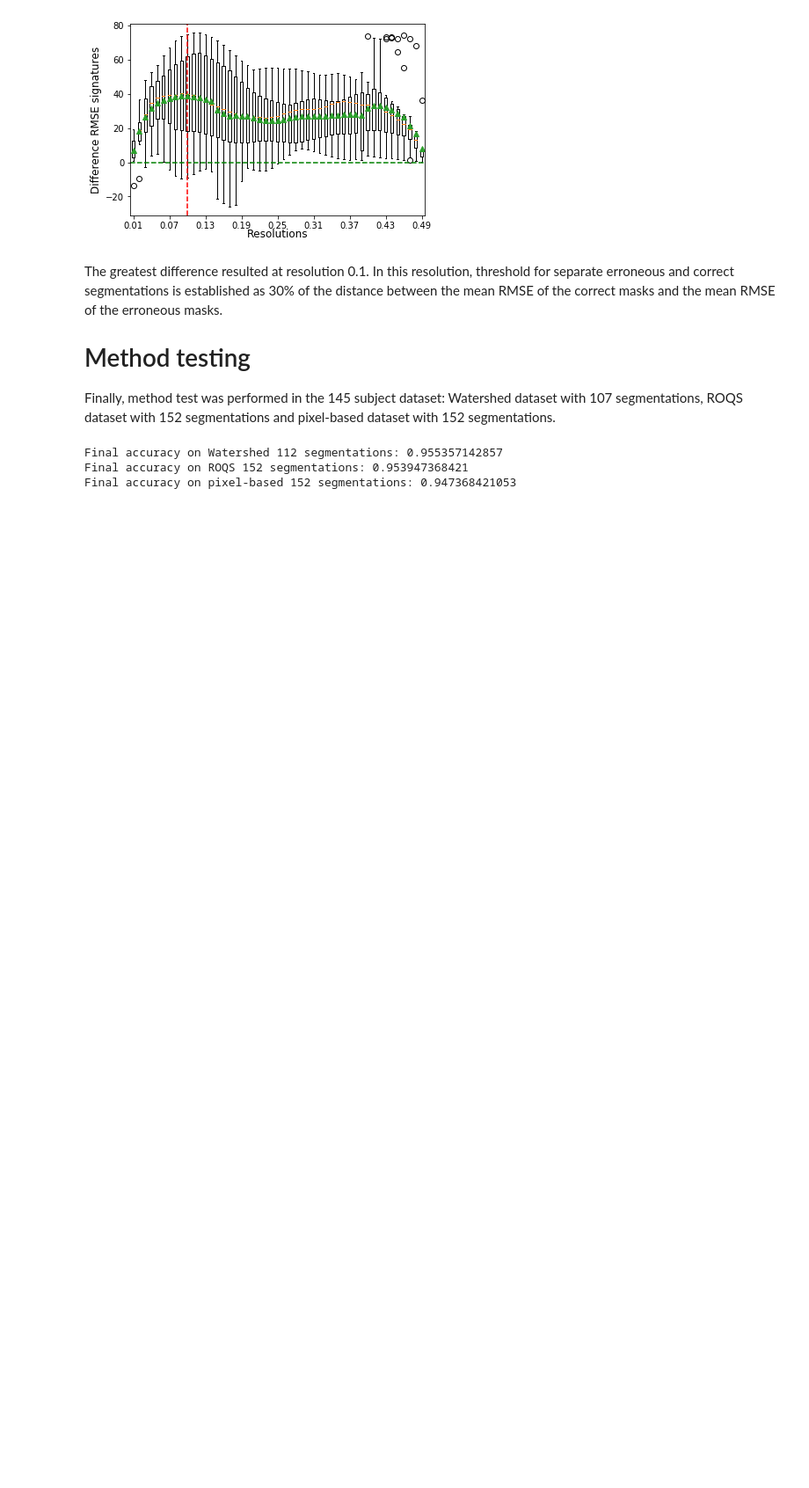
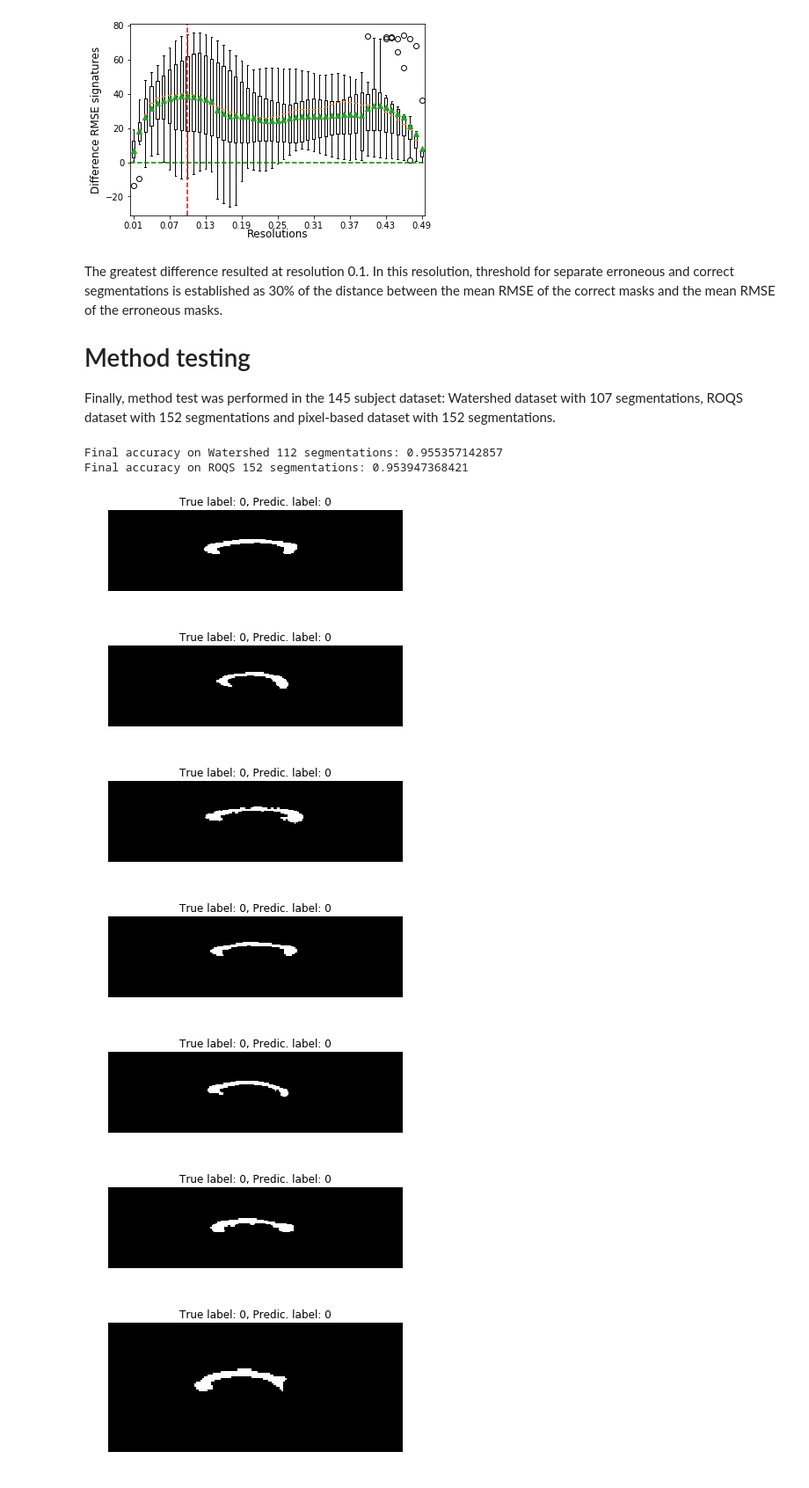
Before and after one commit to wilomaku/IA369Z, a Jupyter notebook: deliver/010617-WJGH-art_struc.ipynb, the cells around one changed output. Shown at 88% size. Drawn from its saved outputs; the diff is of its cells as text; code cells hidden in the pictures; blank space fills up the shorter version.

```diff
--- a/deliver/010617-WJGH-art_struc.ipynb
+++ b/deliver/010617-WJGH-art_struc.ipynb
@@ -192,11 +196,11 @@ refer_wat_e = np.empty((n_list,resols.shape[0],points)) #Initializing error sign
 
 for mask in xrange(n_list):
     #Loading correct mask
-    mask_pn = np.load('dataset/Seg_Watershed/mask_wate_{}.npy'.format(list_normal_mask[mask]))
+    mask_pn = np.load('../dataset/Seg_Watershed/mask_wate_{}.npy'.format(list_normal_mask[mask]))
     refer_temp_n = sign_extract(mask_pn, resols) #Function for shape signature extraction
     refer_wat_n[mask] = sign_fit(refer_wat_mean[0], refer_temp_n) #Function for signature fitting
     #Loading erroneous mask
-    mask_pe = np.load('dataset/Seg_Watershed/mask_wate_{}.npy'.format(list_error_mask[mask]))
+    mask_pe = np.load('../dataset/Seg_Watershed/mask_wate_{}.npy'.format(list_error_mask[mask]))
     refer_temp_e = sign_extract(mask_pe, resols) #Function for shape signature extraction
     refer_wat_e[mask] = sign_fit(refer_wat_mean[0], refer_temp_e) #Function for signature fitting
 
@@ -288,7 +292,7 @@ n_resols = [fit_res, opt_res] #Resolutions for fitting and comparison
 
 #### Teste dataset (Watershed)
 #Loading labels
-seg_label = genfromtxt('dataset/Seg_Watershed/watershed_label.csv', delimiter=',').astype('uint8')
+seg_label = genfromtxt('../dataset/Seg_Watershed/watershed_label.csv', delimiter=',').astype('uint8')
 
 all_seg = np.hstack((seg_label[seg_label[:,1] == 0, 0][30:],
                      seg_label[seg_label[:,1] == 1, 0][10:])) #Extracting erroneous and correct names
@@ -302,7 +306,7 @@ refer_wat_mean_opt = np.vstack((refer_wat_mean[0],refer_wat_mean[in_max_res])) #
 refer_seg = np.empty((all_seg.shape[0],len(n_resols),points)) #Initializing correct signature vector
 in_mask = 0
 for mask in all_seg:
-    mask_ = np.load('dataset/Seg_Watershed/mask_wate_{}.npy'.format(mask))
+    mask_ = np.load('../dataset/Seg_Watershed/mask_wate_{}.npy'.format(mask))
     refer_temp = sign_extract(mask_, n_resols) #Function for shape signature extraction
     refer_seg[in_mask] = sign_fit(refer_wat_mean_opt[0], refer_temp) #Function for signature fitting
 
@@ -325,7 +329,7 @@ print "Final accuracy on Watershed {} segmentations: {}".format(len(comp_seg),
 
 #### Teste dataset (ROQS)
 
-seg_label = genfromtxt('dataset/Seg_ROQS/roqs_label.csv', delimiter=',').astype('uint8') #Loading labels
+seg_label = genfromtxt('../dataset/Seg_ROQS/roqs_label.csv', delimiter=',').astype('uint8') #Loading labels
 
 all_seg = np.hstack((seg_label[seg_label[:,1] == 0, 0],
                      seg_label[seg_label[:,1] == 1, 0])) #Extracting erroneous and correct names
@@ -339,7 +343,7 @@ refer_wat_mean_opt = np.vstack((refer_wat_mean[0],refer_wat_mean[in_max_res])) #
 refer_seg = np.empty((all_seg.shape[0],len(n_resols),points)) #Initializing correct signature vector
 in_mask = 0
 for mask in all_seg:
-    mask_ = np.load('dataset/Seg_ROQS/mask_roqs_{}.npy'.format(mask))
+    mask_ = np.load('../dataset/Seg_ROQS/mask_roqs_{}.npy'.format(mask))
     refer_temp = sign_extract(mask_, n_resols) #Function for shape signature extraction
     refer_seg[in_mask] = sign_fit(refer_wat_mean_opt[0], refer_temp) #Function for signature fitting
 
@@ -362,41 +366,47 @@ print "Final accuracy on ROQS {} segmentations: {}".format(len(comp_seg),
 
 #### Teste dataset (Pixel-based)
 
-seg_label = genfromtxt('dataset/Seg_pixel/pixel_label.csv', delimiter=',').astype('uint8') #Loading labels
+seg_label = genfromtxt('../dataset/Seg_pixel/pixel_label.csv', delimiter=',').astype('uint8') #Loading labels
 
 all_seg = np.hstack((seg_label[seg_label[:,1] == 0, 0],
                      seg_label[seg_label[:,1] == 1, 0])) #Extracting erroneous and correct names
 
 lab_seg = np.hstack((seg_label[seg_label[:,1] == 0, 1],
                      seg_label[seg_label[:,1] == 1, 1])) #Extracting erroneous and correct labels
 
 refer_wat_mean_opt = np.vstack((refer_wat_mean[0],refer_wat_mean[in_max_res])) #Mean signature with fitting
                                                                                #and optimal resolution
 
 refer_seg = np.empty((all_seg.shape[0],len(n_resols),points)) #Initializing correct signature vector
 in_mask = 0
 for mask in all_seg:
-    mask_ = np.load('dataset/Seg_pixel/mask_pixe_{}.npy'.format(mask))
+    mask_ = np.load('../dataset/Seg_pixel/mask_pixe_{}.npy'.format(mask))
     refer_temp = sign_extract(mask_, n_resols) #Function for shape signature extraction
     refer_seg[in_mask] = sign_fit(refer_wat_mean_opt[0], refer_temp) #Function for signature fitting
 
     ###### Uncomment this block to see each segmentation with true and predicted labels
-    #RMSE_ = np.sqrt(np.sum((refer_wat_mean_opt[1] - refer_seg[in_mask,1])**2)/(refer_wat_mean_opt.shape[1]))
-    #plt.figure()
-    #plt.axis('off')
-    #plt.imshow(mask_,'gray',interpolation='none')
-    #plt.title("True label: {}, Predic. label: {}".format(lab_seg[in_mask],(RMSE_>th_res).astype('uint8')))
-    #plt.show()
+    RMSE_ = np.sqrt(np.sum((refer_wat_mean_opt[1] - refer_seg[in_mask,1])**2)/(refer_wat_mean_opt.shape[1]))
+    plt.figure()
+    plt.axis('off')
+    plt.imshow(mask_,'gray',interpolation='none')
+    plt.title("True label: {}, Predic. label: {}".format(lab_seg[in_mask],(RMSE_>th_res).astype('uint8')))
+    plt.show()
 
     in_mask += 1
 
 #### Segmentation evaluation result over all segmentations
 RMSE = np.sqrt(np.sum((refer_wat_mean_opt[1] - refer_seg[:,1])**2,axis=1)/(refer_wat_mean_opt.shape[1]))
 pred_seg = RMSE > th_res #Apply threshold
 comp_seg = np.logical_not(np.logical_xor(pred_seg,lab_seg)) #Comparation method result with true labels
 print "Final accuracy on pixel-based {} segmentations: {}".format(len(comp_seg),
                                                          np.sum(comp_seg)/(1.0*len(comp_seg)))
 # %% [output]
 Final accuracy on Watershed 112 segmentations: 0.955357142857
 Final accuracy on ROQS 152 segmentations: 0.953947368421
-Final accuracy on pixel-based 152 segmentations: 0.947368421053
+[figure, added]
+[figure, added]
+[figure, added]
+[figure, added]
+[figure, added]
+[figure, added]
+[figure, added]
```
Also changed, not shown: parts of 8 cells of this notebook, 8 other files.
